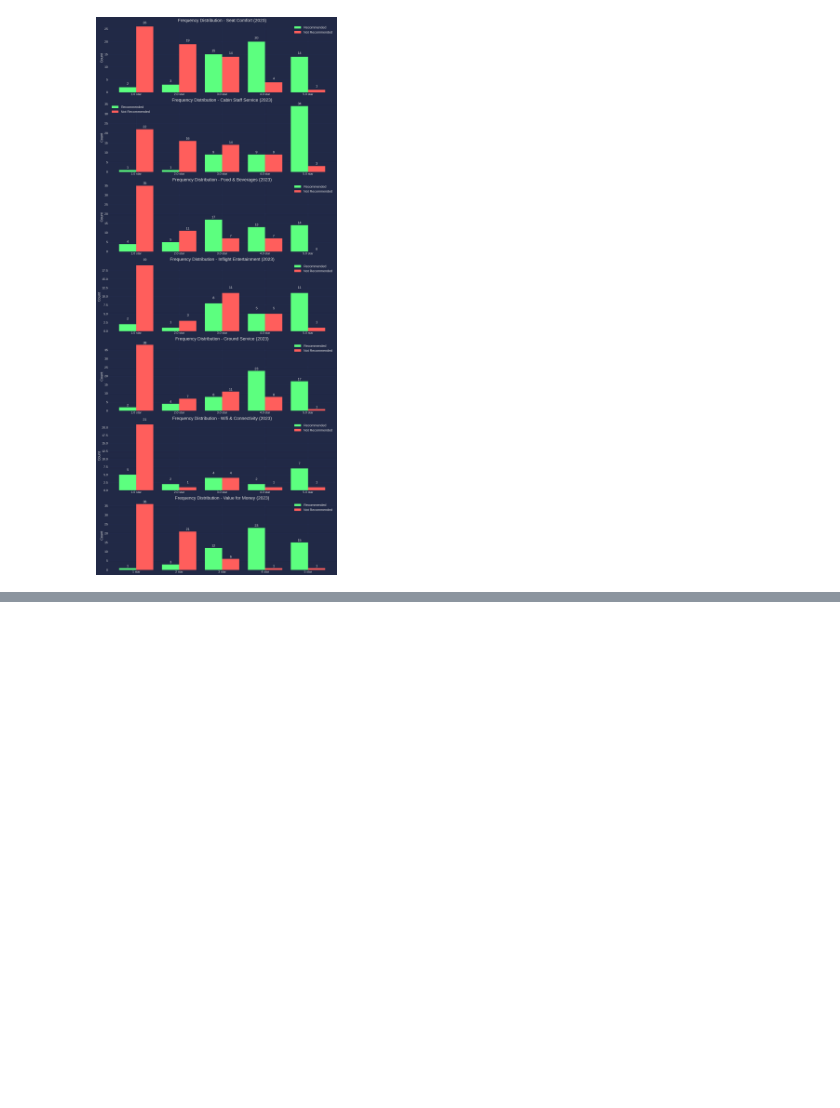
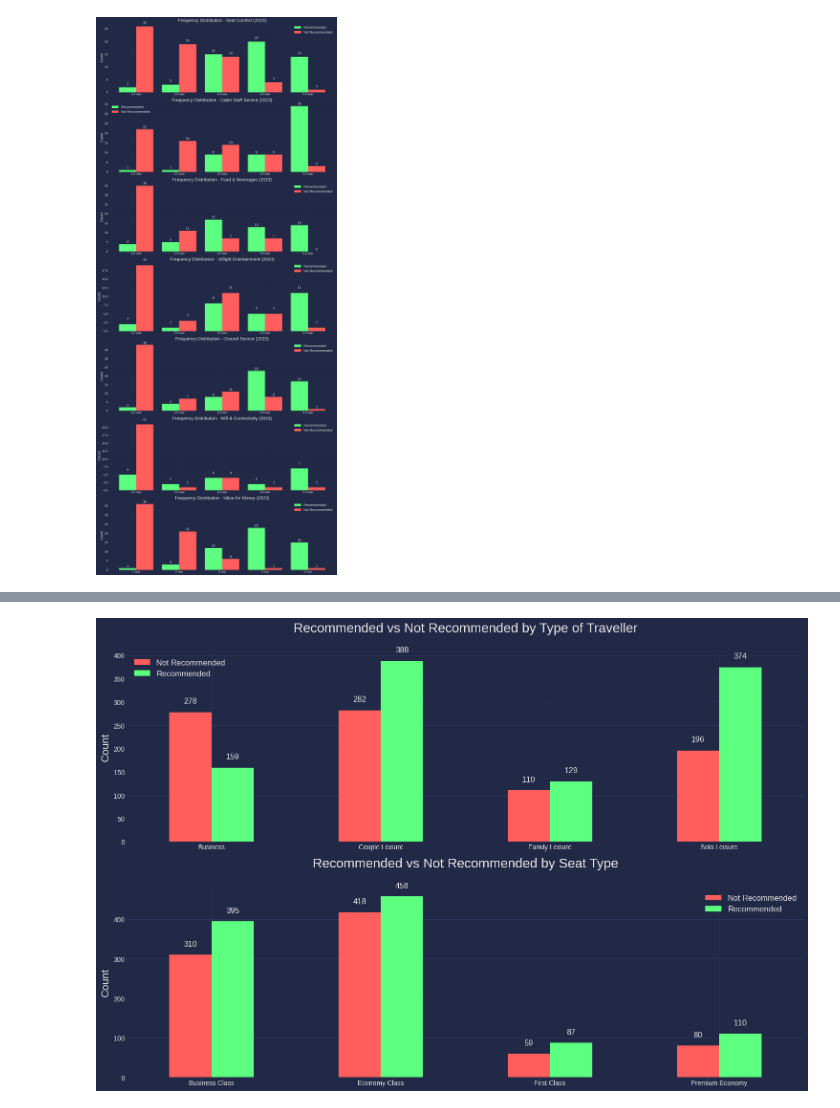
Before and after one commit to FlossyMaze/Airline-Customer-Review-Analysis, a Jupyter notebook: Task1 - WebScraping/Visualize_ReviewData.ipynb, the cells around one changed output, grey strips where cells are left out. Cells and saved outputs as stored; diff of their text form; code cells hidden in the pictures; blank space fills up the shorter version.

```diff
--- a/Task1 - WebScraping/Visualize_ReviewData.ipynb
+++ b/Task1 - WebScraping/Visualize_ReviewData.ipynb
@@ -564,0 +513,34 @@ NameError: ignored
+# %%
+# Set up subplots for 'type_of_traveller' and 'seat_type'
+fig, axes = plt.subplots(nrows=2, ncols=1, figsize=(15, 10))
+plt.subplots_adjust(hspace=0.8)  # Increase space between title and columns
+
+# Function to add count labels on top of each bar
+def add_count_labels(ax):
+    for p in ax.patches:
+        ax.annotate(str(int(p.get_height())), (p.get_x() + p.get_width() / 2., p.get_height() + 2),
+                    ha='center', va='bottom', xytext=(0, 10), textcoords='offset points', fontsize=12)
+
+# Bar chart for 'type_of_traveller'
+ax1 = df['recommended'].groupby(df['type_of_traveller']).value_counts().unstack().plot(kind='bar', color=['#ff5e5c', '#5cff7f'], ax=axes[0])
+axes[0].set_title('Recommended vs Not Recommended by Type of Traveller', fontsize=20, pad=30)  # Add padding to title
+axes[0].set_ylabel('Count', fontsize=16)
+axes[0].legend(['Not Recommended', 'Recommended'], loc='upper left', fontsize=12)
+axes[0].set_xticklabels(axes[0].get_xticklabels(), rotation=0)
+axes[0].set_xlabel('')  # Remove x-axis title
+add_count_labels(ax1)
+
+# Bar chart for 'seat_type'
+ax2 = df['recommended'].groupby(df['seat_type']).value_counts().unstack().plot(kind='bar', color=['#ff5e5c', '#5cff7f'], ax=axes[1])
+axes[1].set_title('Recommended vs Not Recommended by Seat Type', fontsize=20, pad=30)  # Add padding to title
+axes[1].set_ylabel('Count', fontsize=16)
+axes[1].legend(['Not Recommended', 'Recommended'], loc='upper right', fontsize=12)
+axes[1].set_xticklabels(axes[1].get_xticklabels(), rotation=0)
+axes[1].set_xlabel('')  # Remove x-axis title
+add_count_labels(ax2)
+
+# Show the plots
+plt.tight_layout()
+plt.show()
+# %% [output]
+[figure, added]
```
Also changed, not shown: parts of 2 cells of this notebook.
